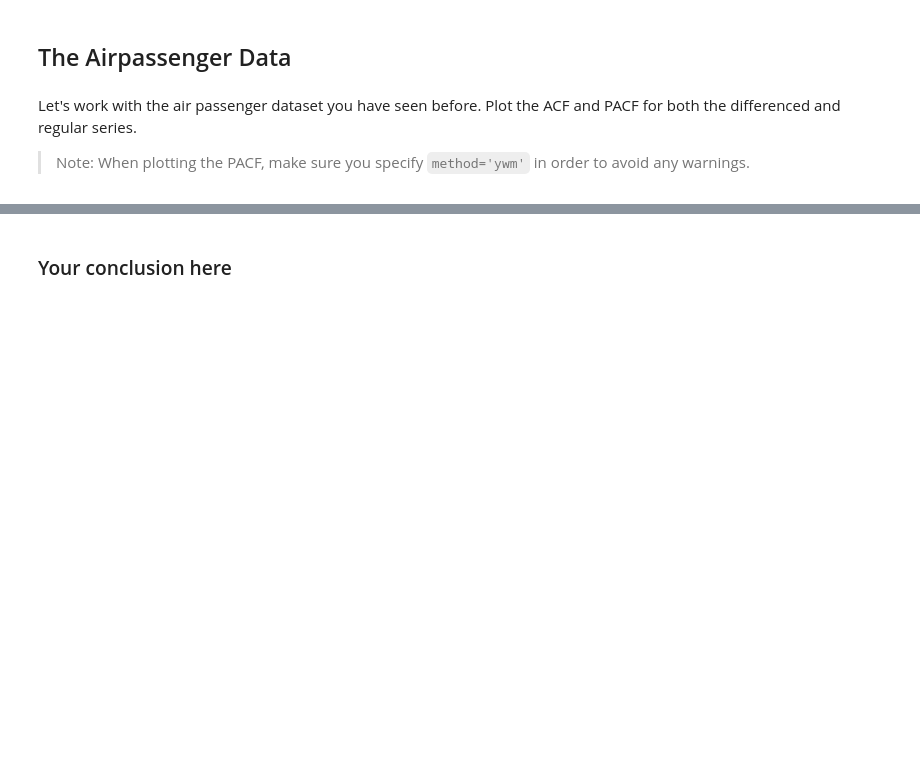
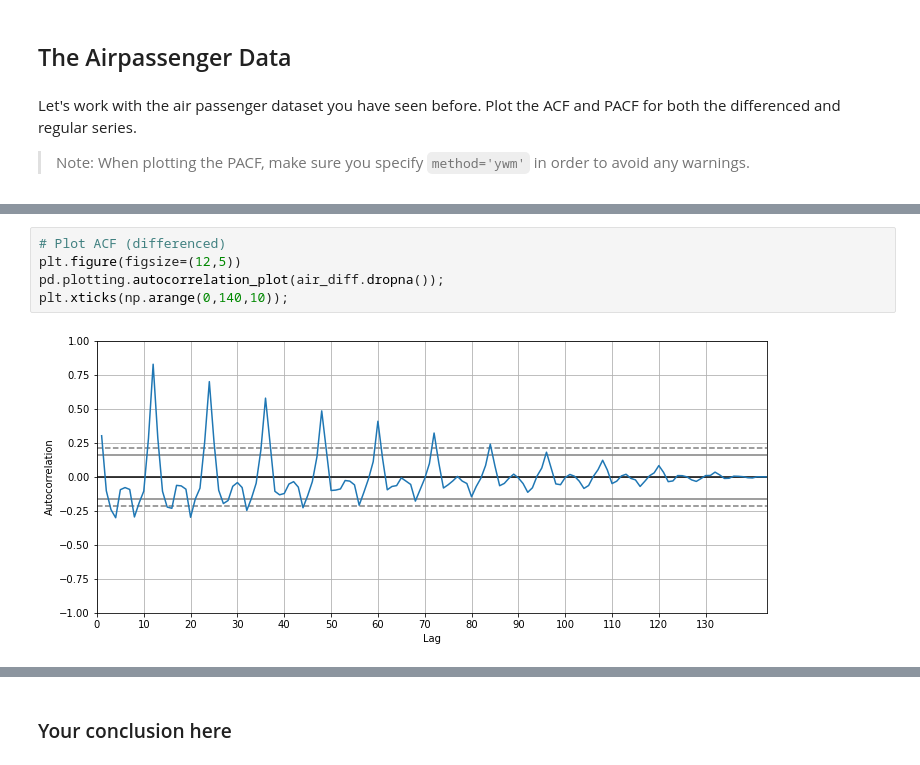
Before and after one commit to cristopher-d-delgado/dsc-corr-autocorr-in-time-series-lab, a Jupyter notebook: index.ipynb, the cells around one changed output, grey strips where cells are left out. Saved outputs shown, nothing was run; the diff lists cells and outputs as text; blank space fills up the shorter version.

```diff
--- a/index.ipynb
+++ b/index.ipynb
@@ -222,0 +235,7 @@ air_diff = None
+# %%
+# Plot ACF (differenced)
+plt.figure(figsize=(12,5))
+pd.plotting.autocorrelation_plot(air_diff.dropna());
+plt.xticks(np.arange(0,140,10));
+# %% [output]
+[figure, added]
```
Also changed, not shown: parts of 15 cells of this notebook.
